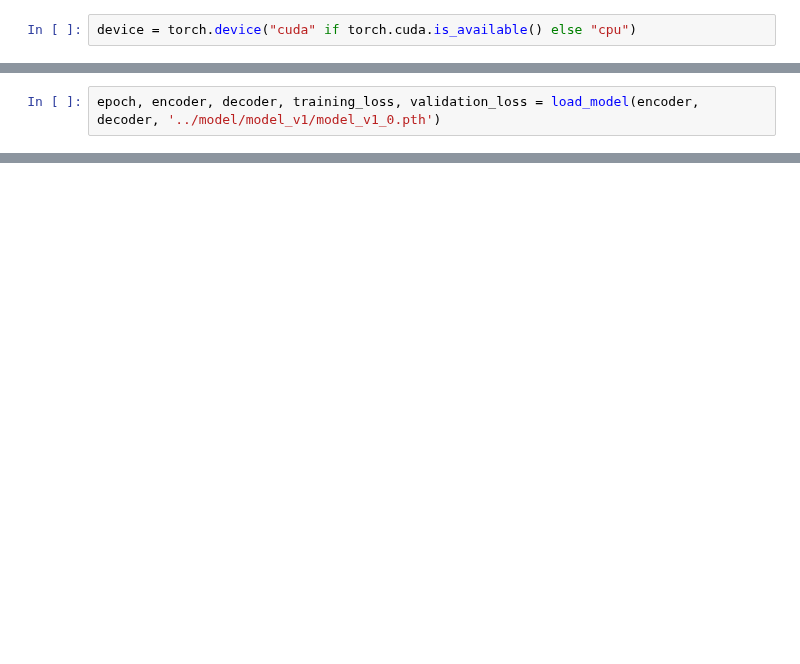
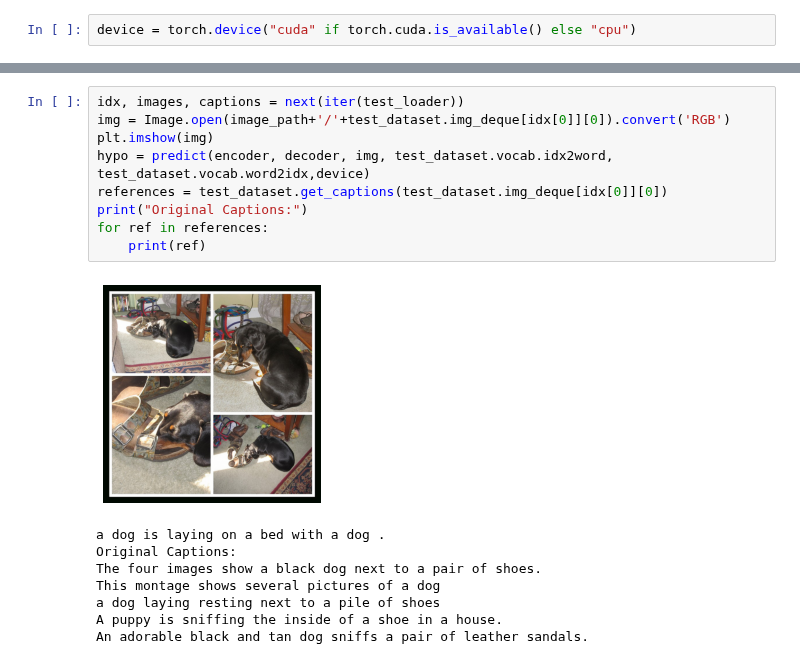
Before and after one commit to Khaliladib11/INM706-image-captioning, a Jupyter notebook: code/eval.ipynb, the cells around one changed output, grey strips where cells are left out. Cells and saved outputs as stored; diff of their text form; blank space fills up the shorter version.

```diff
--- a/code/eval.ipynb
+++ b/code/eval.ipynb
@@ -54,2 +73,0 @@ decoder = Decoder(embed_size=EMBED_SIZE, hidden_size=HIDDEN_SIZE, vocab_size=voc
-# %%
-epoch, encoder, decoder, training_loss, validation_loss = load_model(encoder, decoder, '../model/model_v1/model_v1_0.pth')
@@ -59,0 +74,18 @@ plot_loss(training_loss, validation_loss)
+# %%
+idx, images, captions = next(iter(test_loader))
+img = Image.open(image_path+'/'+test_dataset.img_deque[idx[0]][0]).convert('RGB')
+plt.imshow(img)
+hypo = predict(encoder, decoder, img, test_dataset.vocab.idx2word, test_dataset.vocab.word2idx,device)
+references = test_dataset.get_captions(test_dataset.img_deque[idx[0]][0])
+print("Original Captions:")
+for ref in references:
+    print(ref)
+# %% [output]
+[figure, added]
+a dog is laying on a bed with a dog .
+Original Captions:
+The four images show a black dog next to a pair of shoes.
+This montage shows several pictures of a dog
+a dog laying resting next to a pile of shoes
+A puppy is sniffing the inside of a shoe in a house.
+An adorable black and tan dog sniffs a pair of leather sandals.
```
Also changed, not shown: parts of 19 cells of this notebook, 3 other files.
